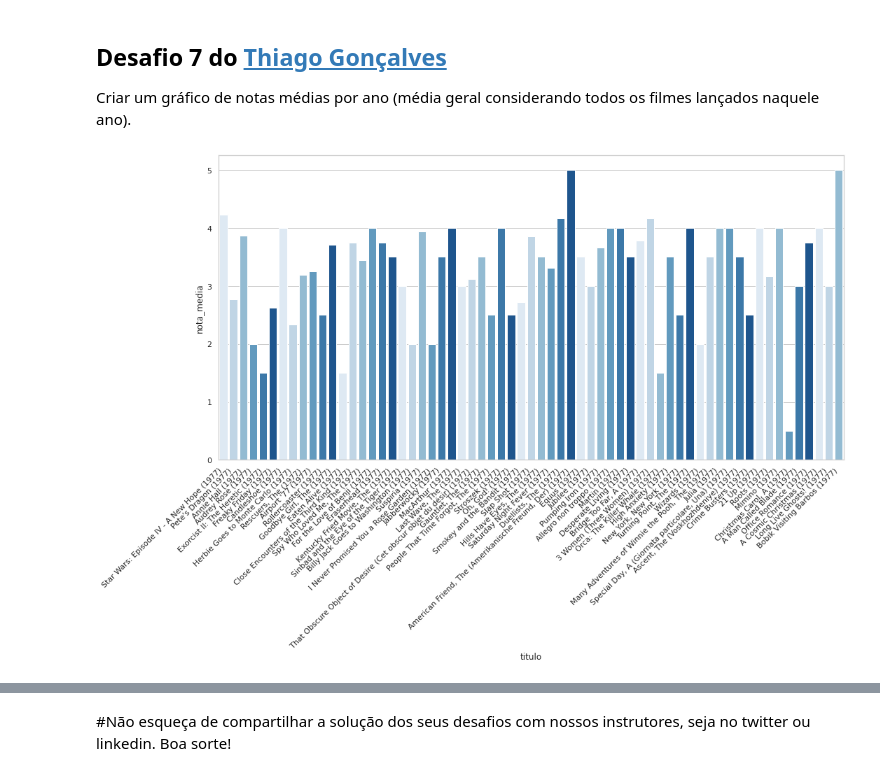
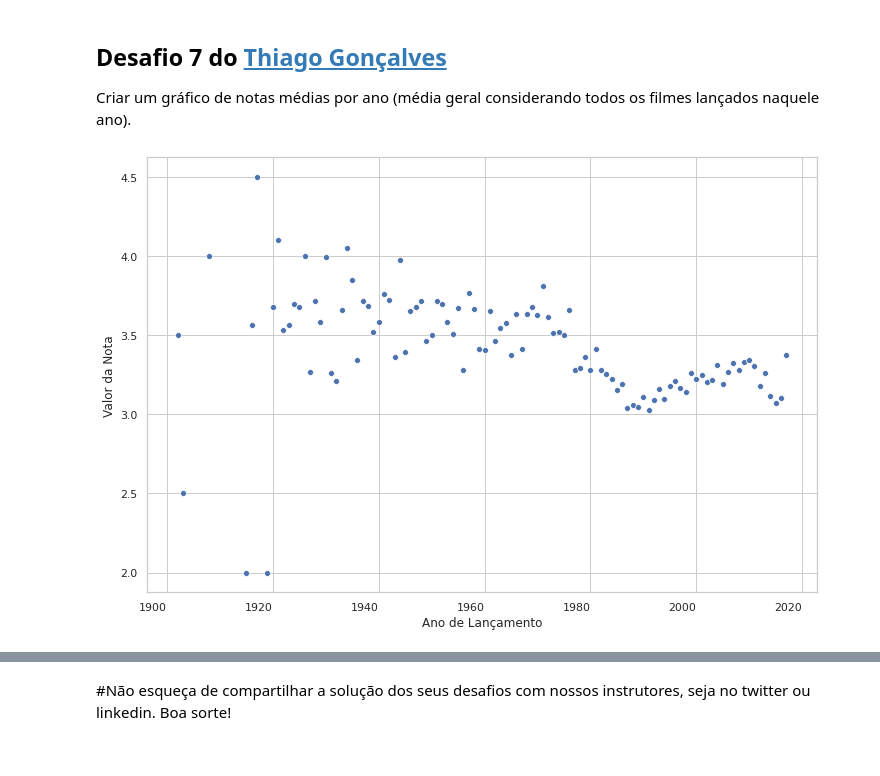
Before and after one commit to itimes-digital/quarentena-dados-alura, a Jupyter notebook: QuarentenaDados_aula02.ipynb, the cells around one changed output, grey strips where cells are left out. Cells and saved outputs as stored; diff of their text form; code cells hidden in the pictures.

```diff
--- a/QuarentenaDados_aula02.ipynb
+++ b/QuarentenaDados_aula02.ipynb
@@ -965,33 +965,35 @@ Criar um gráfico de notas médias por ano (média geral considerando todos os f
 # %%
 dados = filmes_com_media_total['titulo']
 dados = dados.str.split('(')
 ano_lancamento = []
 
 for x in range(len(dados)):
   value = dados[x][-1].split(')')[0]
 
   if value.isnumeric():
     ano_lancamento.append(value)
   else:
     ano_lancamento.append(0)
 
 filmes_com_media_total['ano'] = ano_lancamento
 filmes_com_media_total['ano'] = filmes_com_media_total['ano'].astype('int64', copy=False)
 
-def get_plot_media(ano):
+media_filmes_ano = filmes_com_media_total.groupby('ano')["nota_media"].mean()
+media_filmes_ano = media_filmes_ano[1:-1]
 
-  sns.set_style("whitegrid")
-  media_filmes_ano = filmes_com_media_total.query('ano == ' + str(ano))
-  plt.figure(figsize=(16,8))
+plt.figure(figsize=(12,8))
 
-  sns.barplot(x=media_filmes_ano.titulo,
-              y=media_filmes_ano.nota_media,
-              palette=sns.color_palette("Blues"))
-  locs, labels = plt.xticks()
-  plt.setp(labels, rotation=45, horizontalalignment='right')
-  plt.show()
+x = media_filmes_ano.index
+y = media_filmes_ano.values
+
+sns.scatterplot(x=x,
+                y=y,
+                palette=sns.color_palette("Blues")).set(
+    xlabel='Ano de Lançamento',
+    ylabel='Valor da Nota'
+)
+locs, labels = plt.xticks()
+plt.setp(labels, rotation=0, horizontalalignment='right')
+plt.show()
+# %% [output]
+[figure, added]
-# %%
-ano = 1977
-get_plot_media(ano)
-# %% [output]
-[figure, removed]
```
Also changed, not shown: parts of 2 cells of this notebook.
